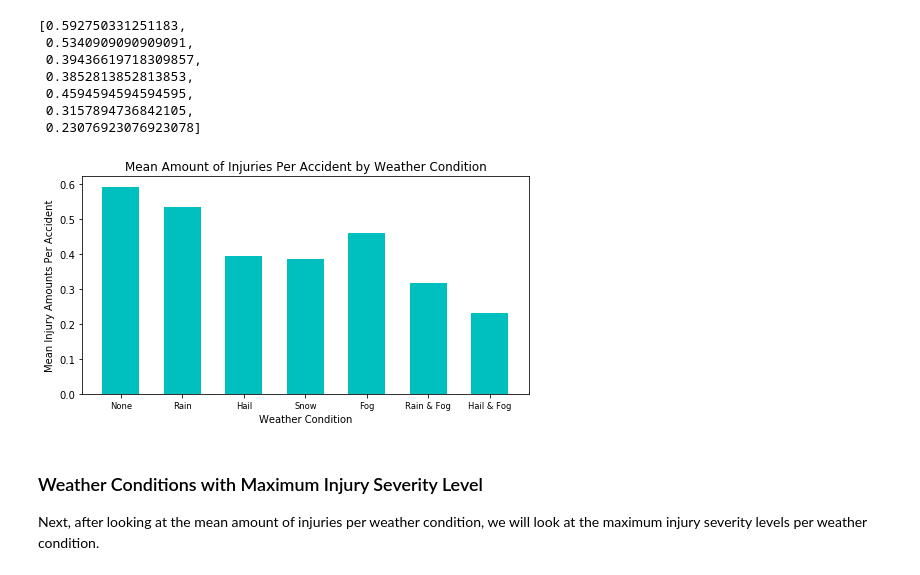
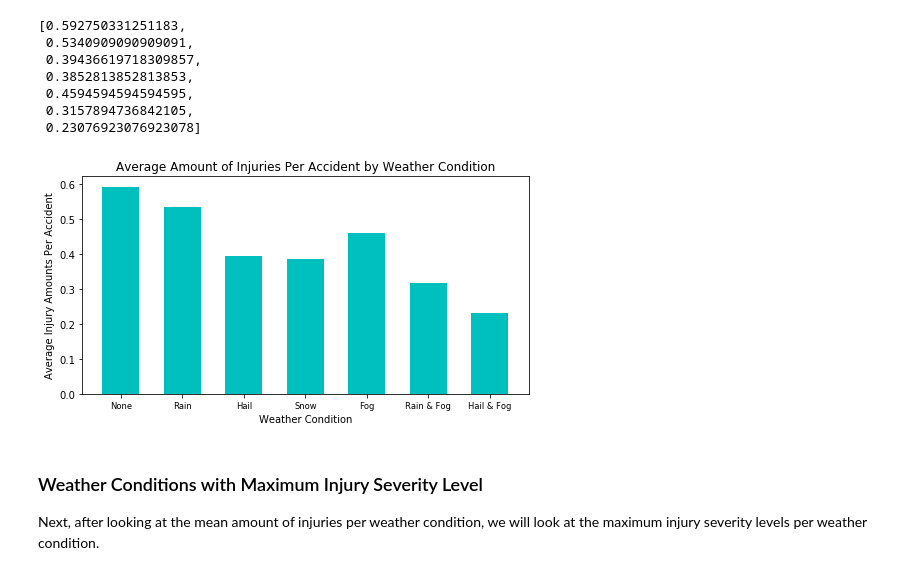
Before and after one commit to andythai/allegheny-crashes, a Jupyter notebook: FinalProject.ipynb, the cells around one changed output. Cells and saved outputs as stored; diff of their text form; code cells hidden in the pictures.

```diff
--- a/FinalProject.ipynb
+++ b/FinalProject.ipynb
@@ -298,19 +327,19 @@ df_weather_mean_inj
 # %%
 # Bar graph of means of injuries from driving per weather condition
 x_lbls = ['None','Rain', 'Hail', 'Snow', 'Fog', 'Rain & Fog', 'Hail & Fog']
 y = df_weather_mean_inj
 
 plt.figure(figsize=(8,4))
 weather_mean_inj_plt = plt.bar(range(1, len(x_lbls) + 1), y, width=0.6, color='c')
 
 plt.xticks(range(1,len(x_lbls) + 1), x_lbls, size='small')
-plt.title("Mean Amount of Injuries Per Accident by Weather Condition")
-plt.ylabel('Mean Injury Amounts Per Accident')
+plt.title("Average Amount of Injuries Per Accident by Weather Condition")
+plt.ylabel('Average Injury Amounts Per Accident')
 plt.xlabel('Weather Condition')
 
 plt.show()
 # %% [output]
-[figure, old version]
+[figure, new version]
 # %% [markdown]
 <h3>Weather Conditions with Maximum Injury Severity Level</h3>
 
```
Also changed, not shown: parts of 16 cells of this notebook.
